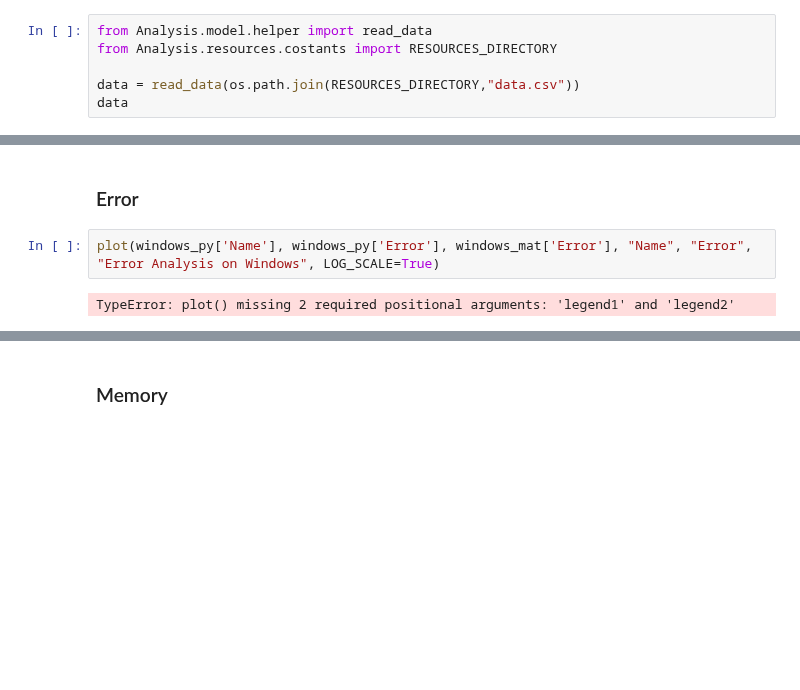
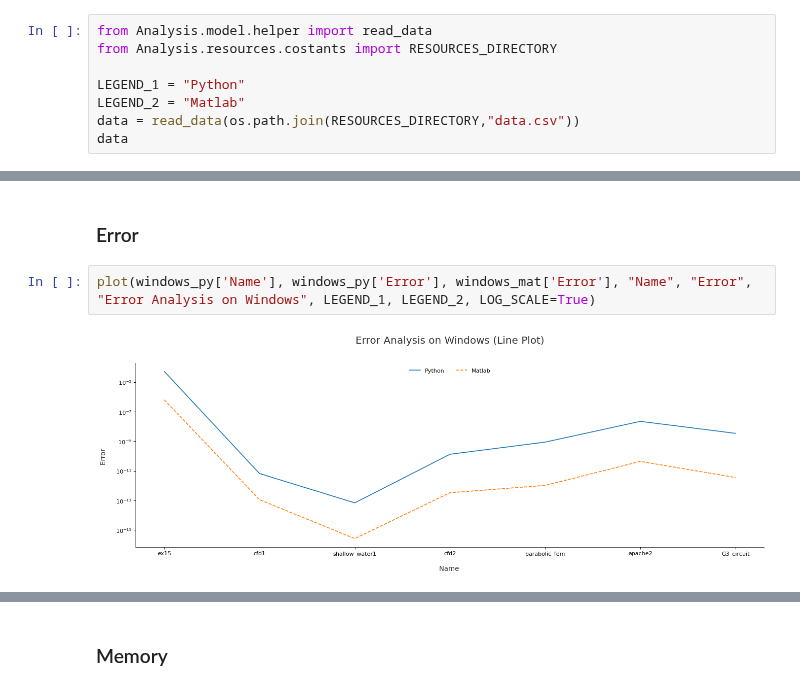
Before and after one commit to simonebenitozzi/cholesky-analysis, a Jupyter notebook: Analysis/model/LanguageCompare.ipynb, the cells around one changed output, grey strips where cells are left out. Drawn from its saved outputs; the diff is of its cells as text; blank space fills up the shorter version.

```diff
--- a/Analysis/model/LanguageCompare.ipynb
+++ b/Analysis/model/LanguageCompare.ipynb
@@ -9,6 +9,8 @@ from Analysis.model.helper import *
 from Analysis.model.helper import read_data
 from Analysis.resources.costants import RESOURCES_DIRECTORY
 
+LEGEND_1 = "Python"
+LEGEND_2 = "Matlab"
 data = read_data(os.path.join(RESOURCES_DIRECTORY,"data.csv"))
 data
 # %% [output]
@@ -69,7 +71,7 @@ windows_py
 # %% [markdown]
 ### Error
 # %%
-plot(windows_py['Name'], windows_py['Error'], windows_mat['Error'], "Name", "Error", "Error Analysis on Windows", LOG_SCALE=True)
+plot(windows_py['Name'], windows_py['Error'], windows_mat['Error'], "Name", "Error", "Error Analysis on Windows", LEGEND_1, LEGEND_2, LOG_SCALE=True)
 # %% [output]
-TypeError: plot() missing 2 required positional arguments: 'legend1' and 'legend2'
+[figure, added]
 # %%
```
Also changed, not shown: parts of 14 cells of this notebook.
